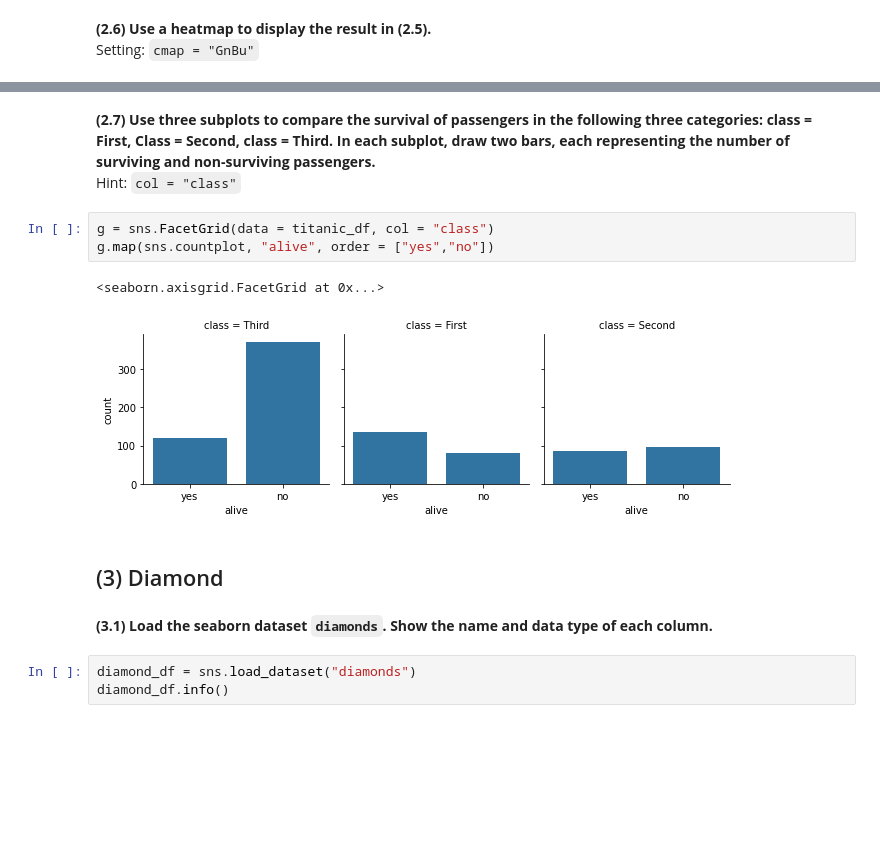
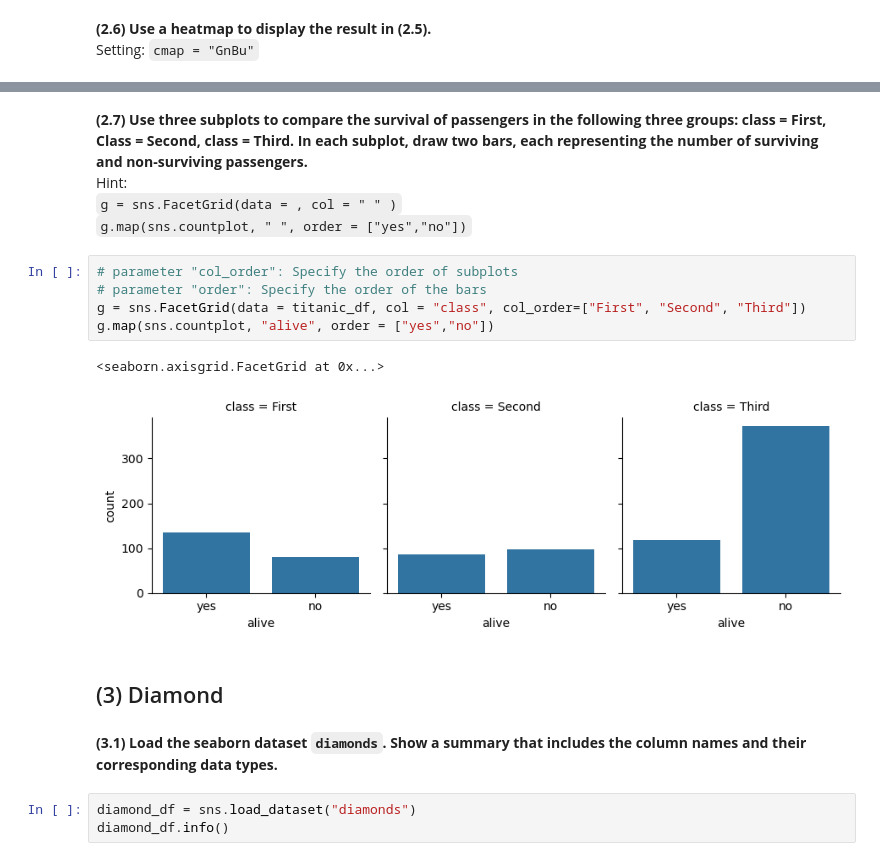
Before and after one commit to elthin/EBA3400, a Jupyter notebook: 03_jupyter_exercise/12_Matplotlib and Seaborn_Solution.ipynb, the cells around one changed output, grey strips where cells are left out. Cells and saved outputs as stored; diff of their text form; blank space fills up the shorter version.

```diff
--- a/03_jupyter_exercise/12_Matplotlib and Seaborn_Solution.ipynb
+++ b/03_jupyter_exercise/12_Matplotlib and Seaborn_Solution.ipynb
@@ -149,16 +136,20 @@ sns.heatmap(data = titanic_ct, cmap = "GnBu")
 # %% [markdown]
-**(2.7) Use three subplots to compare the survival of passengers in the following three categories: class = First, Class = Second, class = Third. In each subplot, draw two bars, each representing the number of surviving and non-surviving passengers.**<br>
-Hint: <code>col = "class"</code>
+**(2.7) Use three subplots to compare the survival of passengers in the following three groups: class = First, Class = Second, class = Third. In each subplot, draw two bars, each representing the number of surviving and non-surviving passengers.**<br>
+Hint: <br>
+<code>g = sns.FacetGrid(data =     , col = "   " )</code><br>
+<code>g.map(sns.countplot, "    ", order = ["yes","no"])</code>
 # %%
-g = sns.FacetGrid(data = titanic_df, col = "class")
+# parameter "col_order": Specify the order of subplots
+# parameter "order": Specify the order of the bars
+g = sns.FacetGrid(data = titanic_df, col = "class", col_order=["First", "Second", "Third"])
 g.map(sns.countplot, "alive", order = ["yes","no"])
 # %% [output]
 <seaborn.axisgrid.FacetGrid at 0x...>
-[figure, old version]
+[figure, new version]
 # %% [markdown]
 ## (3) Diamond
 # %% [markdown]
-**(3.1) Load the seaborn dataset <code>diamonds</code>. Show the name and data type of each column.**
+**(3.1) Load the seaborn dataset <code>diamonds</code>. Show a summary that includes the column names and their corresponding data types.**
 # %%
 diamond_df = sns.load_dataset("diamonds")
 diamond_df.info()
```
Also changed, not shown: parts of 49 cells of this notebook, 14 other files.
